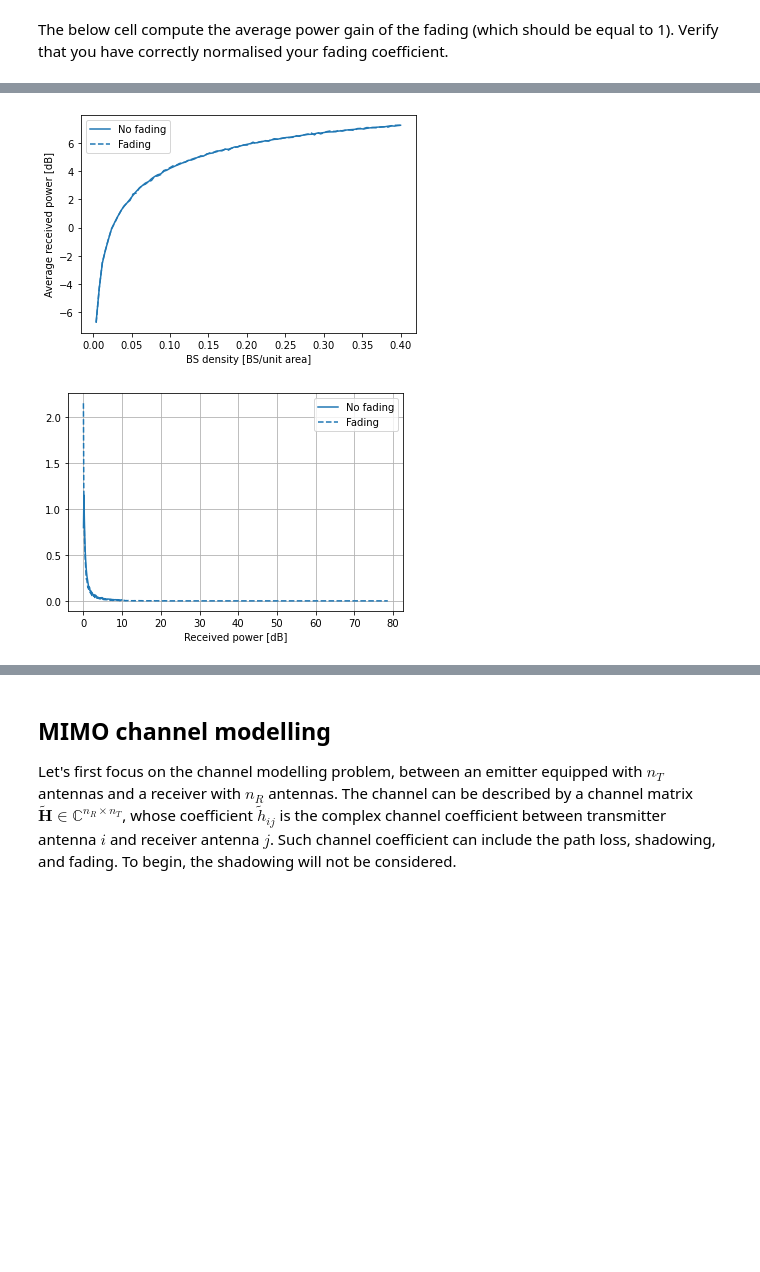
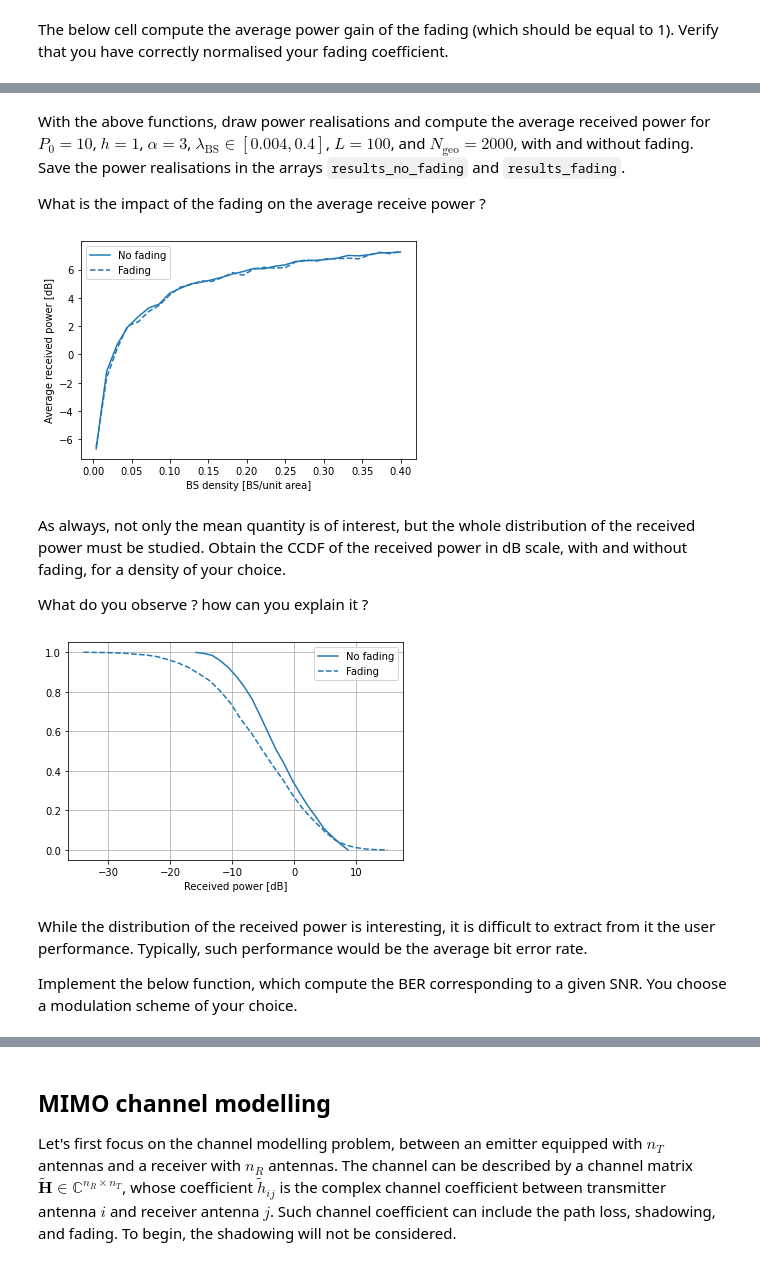
Before and after one commit to jeertmans/LELEC2796, a Jupyter notebook: project/Session-3.ipynb, the cells around one changed output, grey strips where cells are left out. Cells and saved outputs as stored; diff of their text form; code cells hidden in the pictures; blank space fills up the shorter version.

```diff
--- a/project/Session-3.ipynb
+++ b/project/Session-3.ipynb
@@ -103,16 +105,19 @@ def draws_power_Rayleigh(
 
     # :END-REMOVE:
     return (power_array_no_fading,power_array_fading)
+# %% [markdown]
+With the above functions, draw power realisations and compute the average received power for $P_0=10$, $h=1$, $\alpha = 3$, $\lambda_{\text{BS}} \in [0.004,0.4]$, $L=100$, and $N_{\text{geo}}=2000$, with and without fading. Save the power realisations in the arrays `results_no_fading` and `results_fading`.
+
+What is the impact of the fading on the average receive power ?
 # %%
 # :START-REMOVE:
 alpha = 3.0
-N_geo = 20000
+N_geo = 2000
 P0 = 10
 h = 1
 L = 100
-lambda_vec = np.linspace(0.004, 0.4, 100)
+lambda_vec = np.linspace(0.004, 0.4, 30)
 N_lam = len(lambda_vec)
-N_T_vec = np.array([1, 2, 5, 20])
 
 results_no_fading = np.zeros((N_geo, N_lam))
 results_fading = np.zeros((N_geo, N_lam))
@@ -126,62 +131,69 @@ for n in range(N_lam):
         N_geo=N_geo,
         L=L
     )
+
+plt.figure()
+#
+(line,) = plt.plot(
+        lambda_vec,
+        10 * np.log10(np.mean(results_no_fading, axis=0)),
+        "-",
+        label=f"No fading",
+    )
+plt.plot(
+        lambda_vec,
+        10 * np.log10(np.mean(results_fading, axis=0)),
+        color=line.get_color(),
+        linestyle="--",
+        label=f"Fading",
+    )
+
+plt.legend()
+plt.xlabel("BS density [BS/unit area]")
+plt.ylabel("Average received power [dB]");
 # :END-REMOVE:
+# %% [output]
+[figure, added]
-# %%
-# TODO: Complete this cell accordingly
-
-plt.figure()
-#
-(line,) = plt.plot(
-        lambda_vec,
-        10 * np.log10(np.mean(results_no_fading, axis=0)),
-        "-",
-        label=f"No fading",
-    )
-plt.plot(
-        lambda_vec,
-        10 * np.log10(np.mean(results_fading, axis=0)),
-        color=line.get_color(),
-        linestyle="--",
-        label=f"Fading",
-    )
-
-plt.legend()
-plt.xlabel("BS density [BS/unit area]")
-plt.ylabel("Average received power [dB]");
-# :END-REMOVE:
-# %% [output]
-[figure, removed]
+# %% [markdown]
+As always, not only the mean quantity is of interest, but the whole distribution of the received power must be studied. Obtain the CCDF of the received power in dB scale, with and without fading, for a density of your choice.
+
+What do you observe ? how can you explain it ?
 # %%
-idx_lam = 10
+lambda_target = 0.04
+idx_lam = np.argmin(np.abs(lambda_target-lambda_vec)) #idx of the dsneity closest to the targetted one
+
 
 powers_ppp_no_fading = results_no_fading[:, idx_lam]
 hist_ppp_no_fading, bin_edges_ppp_no_fading = np.histogram(
-        powers_ppp_no_fading, bins='auto', density=True
+        10*np.log10(powers_ppp_no_fading), bins='auto', density=True
     )
 CDF_ppp_no_fading = np.cumsum(hist_ppp_no_fading * np.diff(bin_edges_ppp_no_fading))
 CCDF_ppp_no_fading = 1 - CDF_ppp_no_fading
 (line,) = plt.plot(
-        bin_edges_ppp_no_fading[:-1], hist_ppp_no_fading, "-", label=f"No fading"
+        bin_edges_ppp_no_fading[:-1], CCDF_ppp_no_fading, "-", label=f"No fading"
     )
 
 powers_ppp_fading = results_fading[:, idx_lam]
 hist_ppp_fading, bin_edges_ppp_fading = np.histogram(
-    powers_ppp_fading, bins='auto', density=True
+    10*np.log10(powers_ppp_fading), bins='auto', density=True
 )
 CDF_ppp_fading = np.cumsum(hist_ppp_fading * np.diff(bin_edges_ppp_fading))
 CCDF_ppp_fading = 1 - CDF_ppp_fading
 (line,) = plt.plot(
     bin_edges_ppp_fading[:-1],
-    hist_ppp_fading,
+    CCDF_ppp_fading,
     color=line.get_color(),
     linestyle="--",
     label=f"Fading",
 )
 plt.legend()
 
 
 plt.xlabel("Received power [dB]")
 plt.grid()
 # %% [output]
-[figure, old version]
+[figure, new version]
+# %% [markdown]
+While the distribution of the received power is interesting, it is difficult to extract from it the user performance. Typically, such performance would be the average bit error rate.
+
+Implement the below function, which compute the BER corresponding to a given SNR. You choose a modulation scheme of your choice.
```
Also changed, not shown: parts of 19 cells of this notebook.
